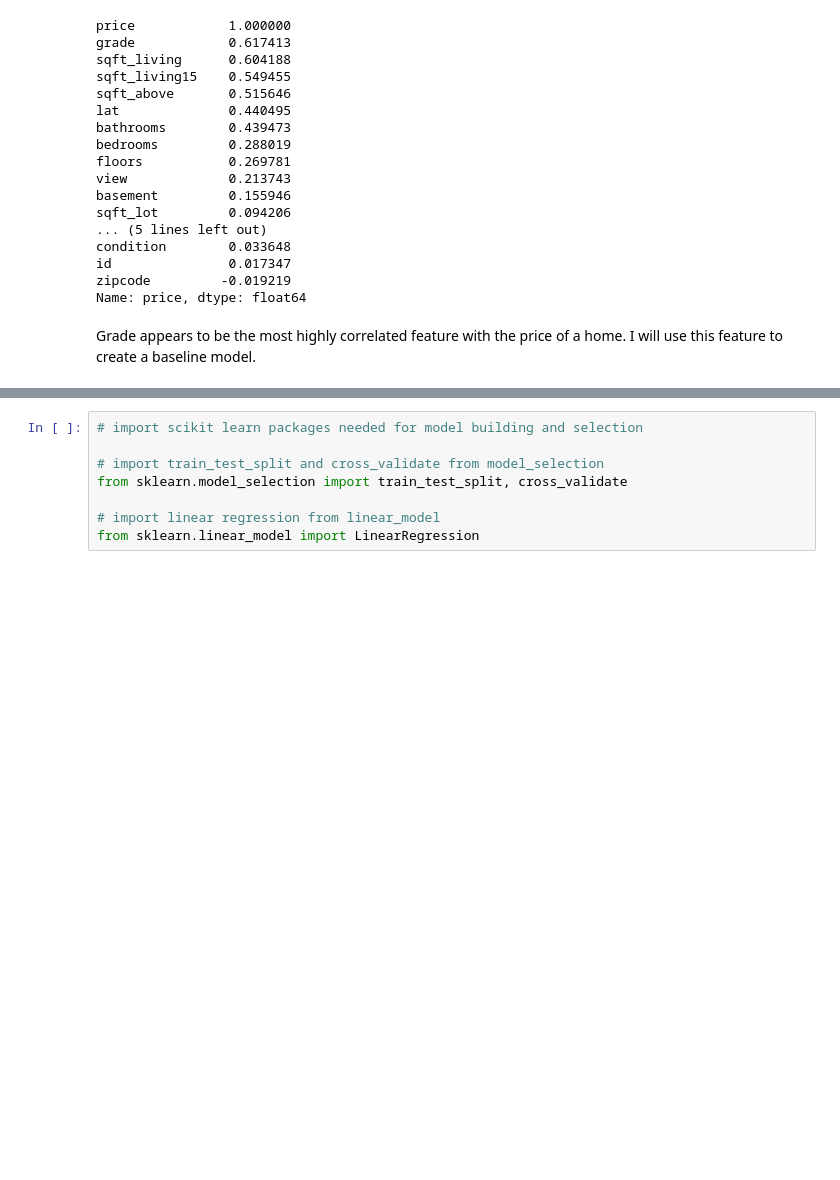
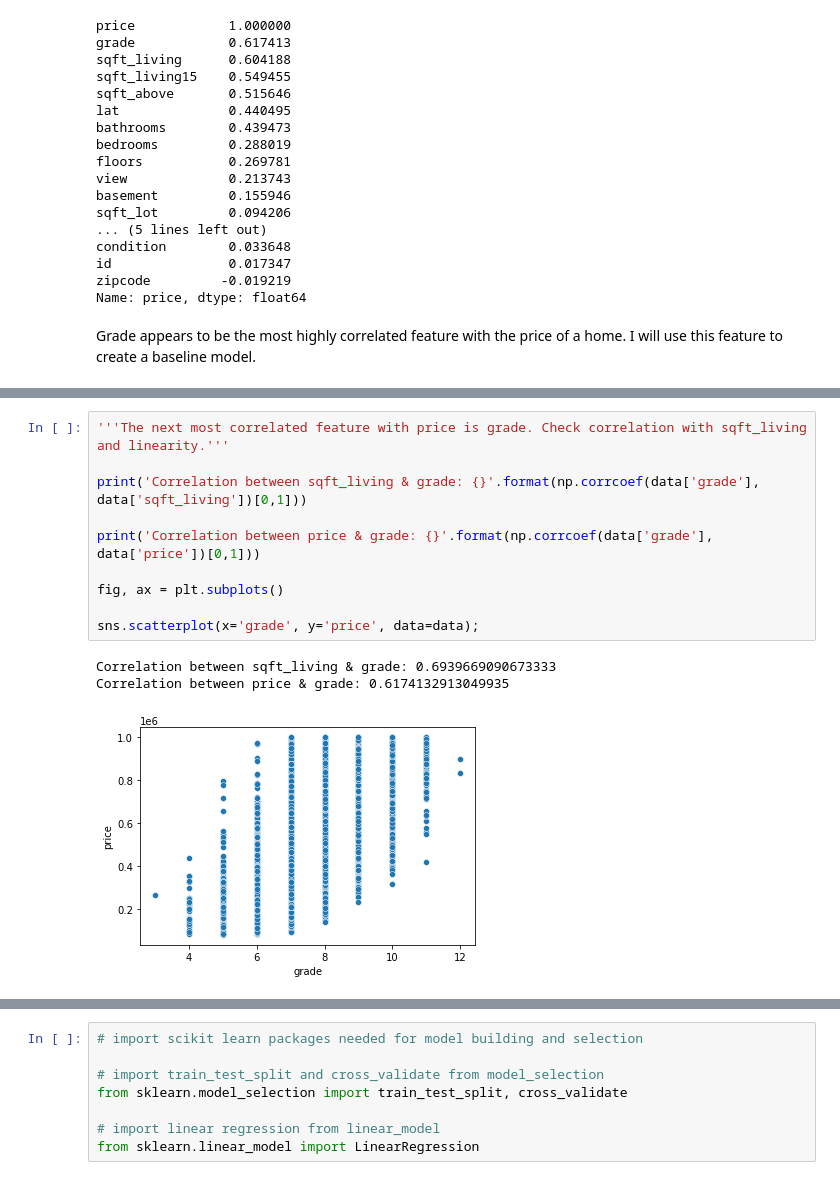
Before and after one commit to ran0027/dsc-phase2-project, a Jupyter notebook: analysis.ipynb, the cells around one changed output, grey strips where cells are left out. Cells and saved outputs as stored; diff of their text form; blank space fills up the shorter version.

```diff
--- a/analysis.ipynb
+++ b/analysis.ipynb
@@ -301,0 +392,14 @@ Grade appears to be the most highly correlated feature with the price of a home.
+# %%
+'''The next most correlated feature with price is grade. Check correlation with sqft_living and linearity.'''
+
+print('Correlation between sqft_living & grade: {}'.format(np.corrcoef(data['grade'], data['sqft_living'])[0,1]))
+
+print('Correlation between price & grade: {}'.format(np.corrcoef(data['grade'], data['price'])[0,1]))
+
+fig, ax = plt.subplots()
+
+sns.scatterplot(x='grade', y='price', data=data);
+# %% [output]
+Correlation between sqft_living & grade: 0.6939669090673333
+Correlation between price & grade: 0.6174132913049935
+[figure, added]
```
Also changed, not shown: parts of 24 cells of this notebook, 1 other file.
